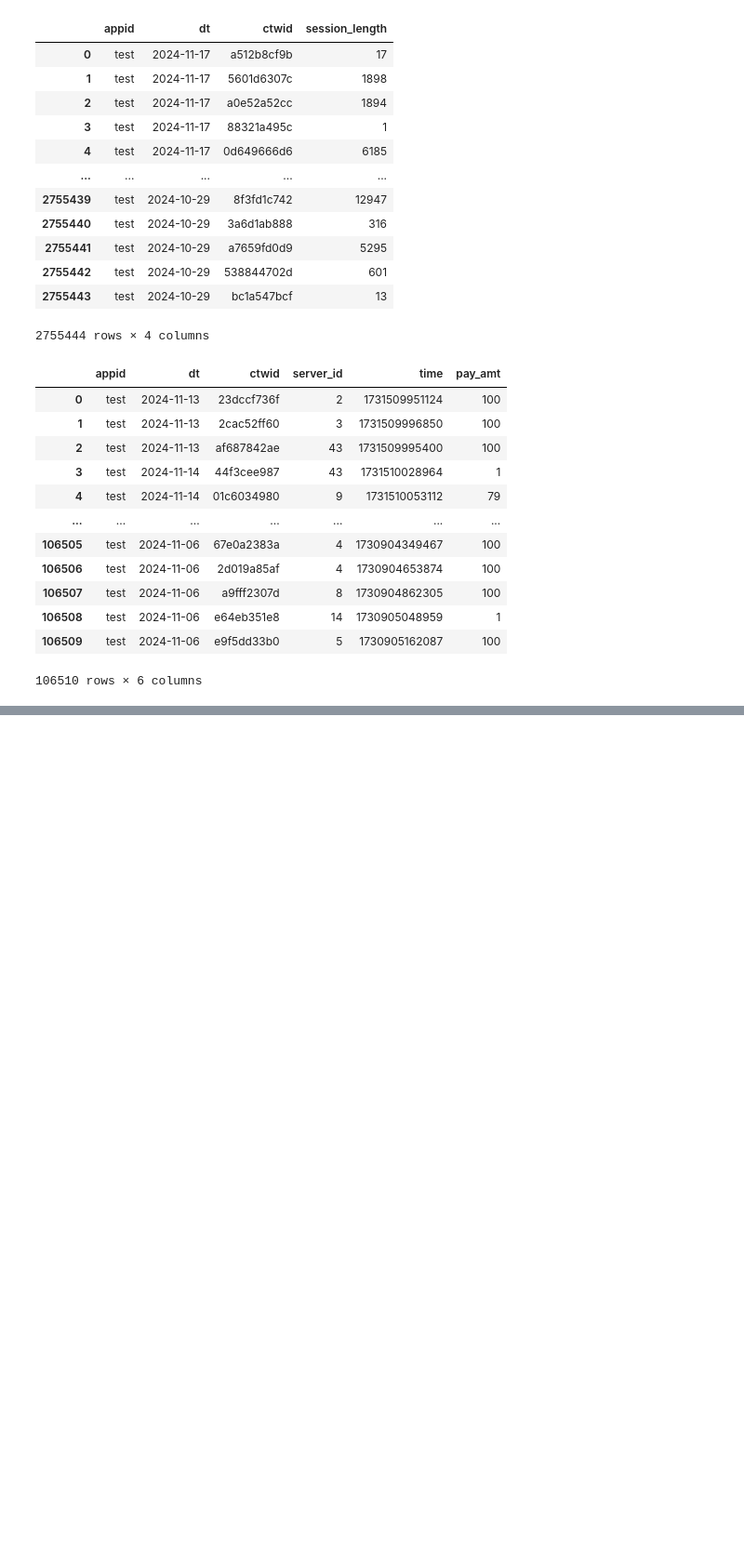
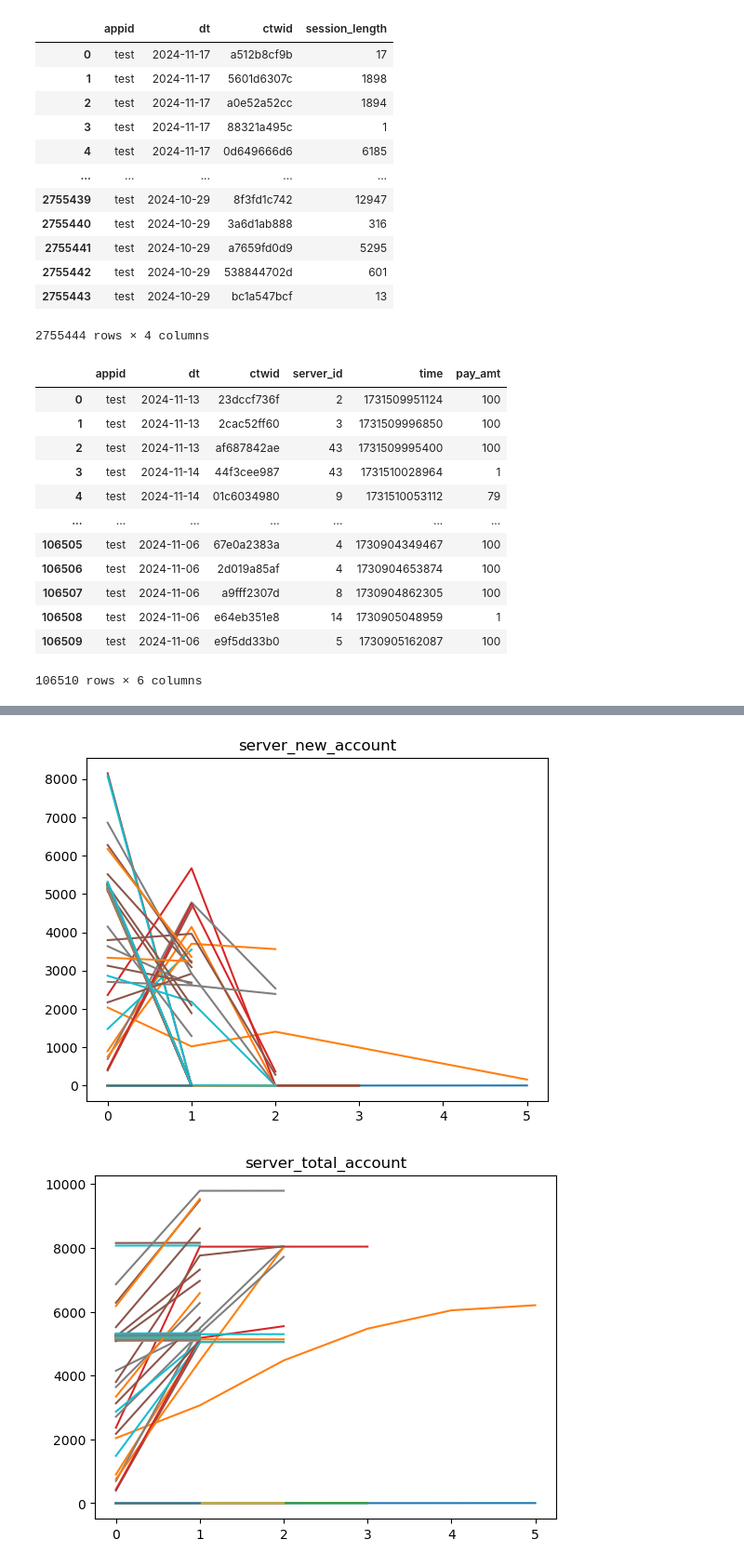
Before and after one commit to Amay3399/G123, a Jupyter notebook: g123_server_analysis.ipynb, the cells around one changed output, grey strips where cells are left out. Shown at 93% size. Cells and saved outputs as stored; diff of their text form; code cells hidden in the pictures; blank space fills up the shorter version.

```diff
--- a/g123_server_analysis.ipynb
+++ b/g123_server_analysis.ipynb
@@ -83,0 +87,34 @@ ValueError: Length of values (679) does not match length of index (153)
+# %%
+# Server status stats
+df_createrole = df_createrole_login[df_createrole_login['type']=='g_createrole']
+df_server_creation = df_createrole.groupby('server_id')['dt'].min().reset_index().rename({'dt':'server_creation_dt'}, axis=1)
+
+df_server_status = df_createrole.groupby(['server_id', 'dt'])['type']\
+    .count().reset_index().rename({'type':'server_new_account'}, axis=1)
+df_server_status['server_total_account'] = df_server_status.groupby('server_id')['server_new_account']\
+    .rolling(999, min_periods=1).sum().values
+df_server_status = df_server_status.merge(df_server_creation, on='server_id')
+df_server_status['server_day'] = [x.days for x in df_server_status['dt'] - df_server_status['server_creation_dt']]
+
+df_server_login = df_createrole_login.groupby(['server_id', 'dt', 'ctwid'])['type'].count().reset_index()\
+    .groupby(['server_id', 'dt'])['type'].count().reset_index().rename({'type':'daily_active_account'}, axis=1)
+df_server_status = df_server_status.merge(df_server_login, on=['server_id', 'dt'])
+
+df_player_payment = df_p.groupby(['ctwid', 'server_id', 'dt'])['pay_amt'].sum().reset_index()
+df_player_payment['pay_count'] = df_p.groupby(['ctwid', 'server_id', 'dt'])['pay_amt'].count().values
+df_player_payment['acc_pay_amt'] = df_player_payment.groupby(['ctwid', 'server_id'])['pay_amt'].rolling(999, min_periods=1).sum().values
+df_player_payment['acc_pay_count'] = df_player_payment.groupby(['ctwid', 'server_id'])['pay_count'].rolling(999, min_periods=1).sum().values
+
+df_server_status = df_server_status.merge(df_player_payment.groupby(['server_id', 'dt'])[['pay_amt', 'pay_count']].sum(),
+                                          how='left', on=['server_id', 'dt'])
+df_server_spenders = df_player_payment.groupby(['server_id', 'dt'])['ctwid'].count()\
+    .reset_index().rename({'ctwid': 'spenders'}, axis=1)  # this is a trivial number
+df_server_status = df_server_status.merge(df_server_spenders, how='left', on=['server_id', 'dt'])
+df_server_whales = df_player_payment[df_player_payment['acc_pay_amt'] > 10000].groupby(['server_id', 'dt'])['ctwid'].count()\
+    .reset_index().rename({'ctwid': 'whales'}, axis=1)  # this is a trivial number
+df_server_status = df_server_status.merge(df_server_whales, how='left', on=['server_id', 'dt'])
+df_server_status['arpdau'] = df_server_status['pay_amt'] / df_server_status['daily_active_account']
+df_server_status['daily_conversion'] = df_server_status['spenders'] / df_server_status['daily_active_account']
+df_server_status['arppu'] = df_server_status['pay_amt'] / df_server_status['spenders']
+
+df_server_status
@@ -83,0 +135,11 @@ ValueError: Length of values (679) does not match length of index (153)
+# %%
+for c in ('server_new_account', 'server_total_account', 'daily_active_account', 'pay_amt', 'pay_count', 'whales',
+          'arpdau', 'daily_conversion', 'arppu'):
+    plt.figure()
+    for server_id in range(1, 79):
+        plt.plot(df_server_status.loc[df_server_status['server_id']==server_id, ['server_day', c]].values)
+    plt.title(c)
+    plt.show()
+# %% [output]
+[figure, added]
+[figure, added]
```
Also changed, not shown: parts of 6 cells of this notebook.
